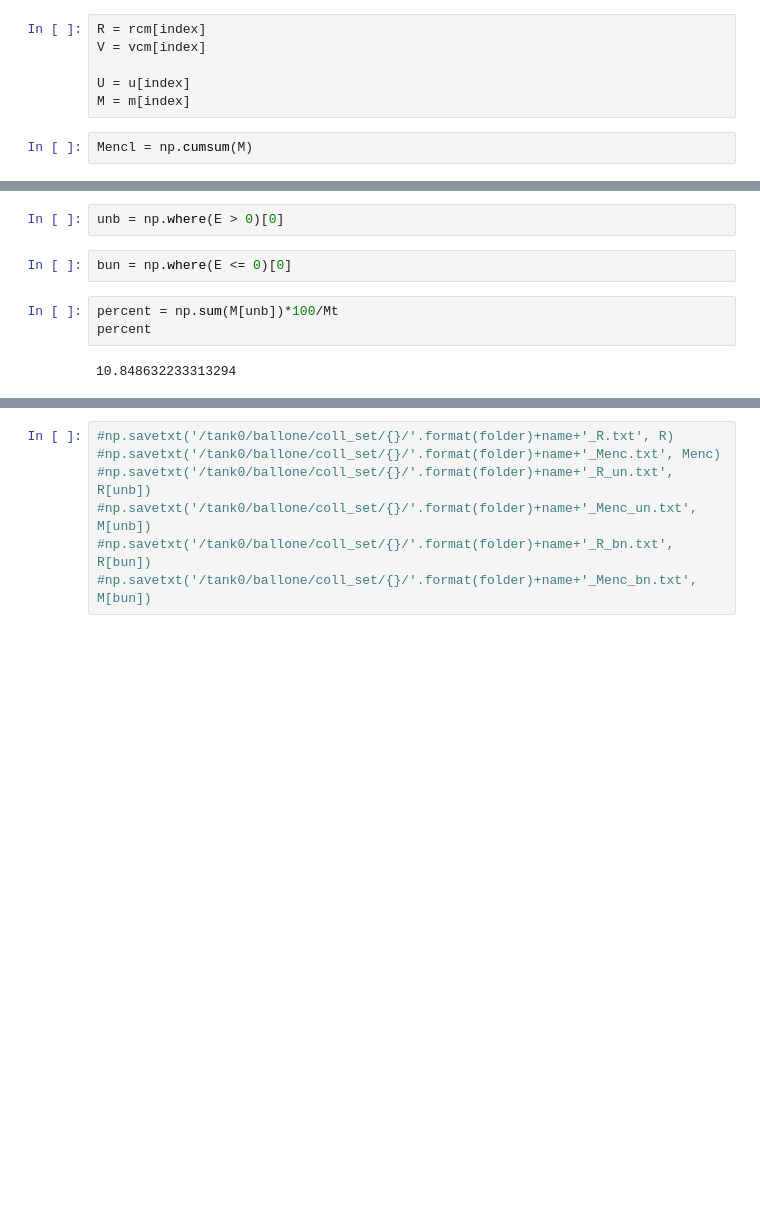
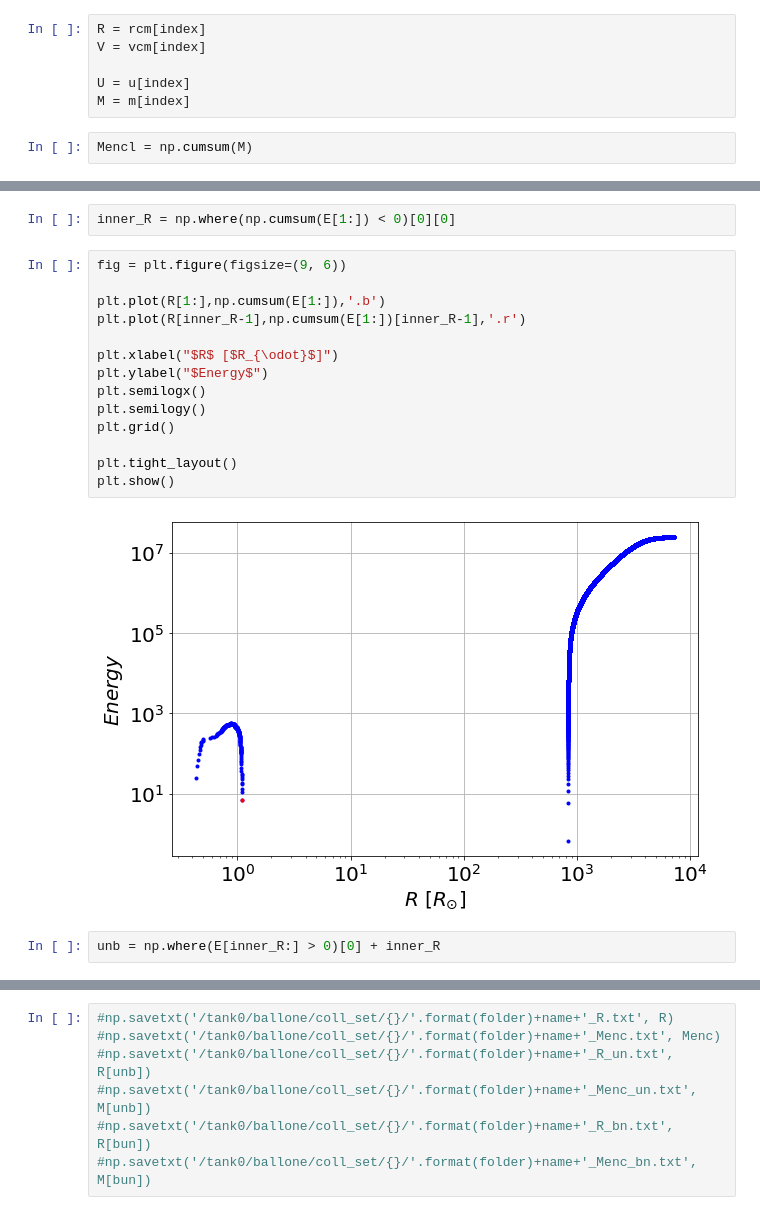
Before and after one commit to JuanManuelPacheco/Stars_Collisions, a Jupyter notebook: Central_Region_Bug.ipynb, the cells around one changed output, grey strips where cells are left out. Cells and saved outputs as stored; diff of their text form; blank space fills up the shorter version.

```diff
--- a/Central_Region_Bug.ipynb
+++ b/Central_Region_Bug.ipynb
@@ -96,9 +96,20 @@ array([33.03378078,  0.        , 22.13836332, ..., 10.77350072,
-# %%
-unb = np.where(E > 0)[0]
-# %%
-bun = np.where(E <= 0)[0]
-# %%
-percent = np.sum(M[unb])*100/Mt
-percent
-# %% [output]
-10.848632233313294
+# %%
+inner_R = np.where(np.cumsum(E[1:]) < 0)[0][0]
+# %%
+fig = plt.figure(figsize=(9, 6))
+
+plt.plot(R[1:],np.cumsum(E[1:]),'.b')
+plt.plot(R[inner_R-1],np.cumsum(E[1:])[inner_R-1],'.r')
+
+plt.xlabel("$R$ [$R_{\odot}$]")
+plt.ylabel("$Energy$")
+plt.semilogx()
+plt.semilogy()
+plt.grid()
+
+plt.tight_layout()
+plt.show()
+# %% [output]
+[figure, added]
+# %%
+unb = np.where(E[inner_R:] > 0)[0] + inner_R
```
Also changed, not shown: parts of 18 cells of this notebook, 1 other file.
